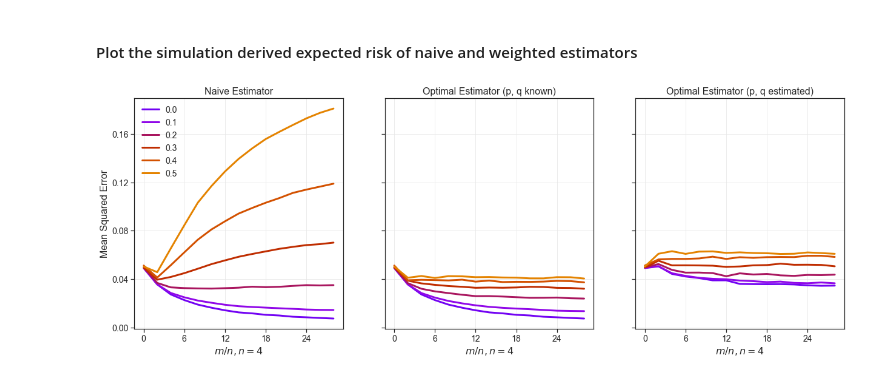
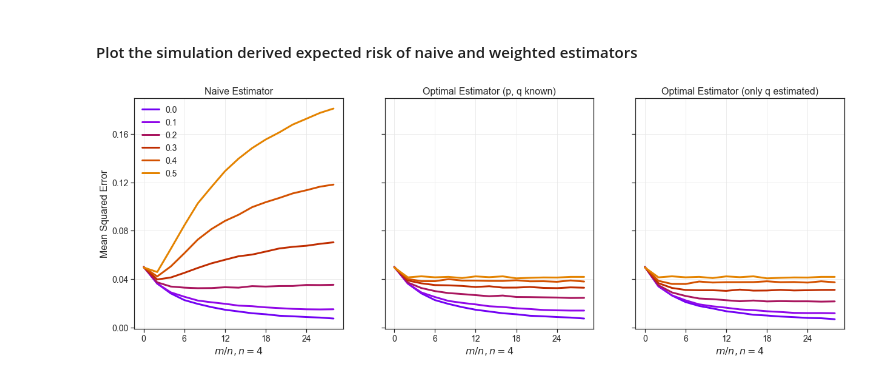
Before and after one commit to neurodata/superefficient-estimators, a Jupyter notebook: notebooks/bernoulli_example.ipynb, the cells around one changed output. Saved outputs shown, nothing was run; the diff lists cells and outputs as text; code cells hidden in the pictures.

```diff
--- a/notebooks/bernoulli_example.ipynb
+++ b/notebooks/bernoulli_example.ipynb
@@ -300,7 +306,7 @@ def get_weight(p, q, n, m):
 
 def get_weighted_estimator(p_hat, q_hat, p, q, n, m, plugin=False):
     if plugin:
-        weight = get_weight(p_hat, q_hat, n, m)
+        weight = get_weight(p, q_hat, n, m)
     else:
         weight = get_weight(p, q, n, m)
     return weight * p_hat + (1-weight) * q_hat
@@ -364,29 +370,29 @@ comb_list = np.array(comb_list)
 # %%
 fontsize = 16
 labelsize = 14
 fig, axes = plt.subplots(1, 3, figsize=(21, 7))
 cmap = [plt.cm.gnuplot(i) for i in np.linspace(0.2, 0.8, len(delta_list))]
 results = [comb_list, opt_list, optp_list]
-titles = ["Naive Estimator", "Optimal Estimator (p, q known)", "Optimal Estimator (p, q estimated)"]
+titles = ["Naive Estimator", "Optimal Estimator (p, q known)", "Optimal Estimator (only q estimated)"]
 for j in range(3):
     ax = axes[j]
     for i, delta in enumerate(delta_list):
         ax.plot(m_list, results[j][i], c=cmap[i], lw=3, label=str(np.round(delta, 2)))
     ax.set_ylabel("Mean Squared Error", fontsize=fontsize)
     ax.set_xlabel(r"$m/n, n=4$", fontsize=fontsize)
     ax.tick_params(axis='x', labelsize=labelsize)
     ax.tick_params(axis='y', labelsize=labelsize)
     ax.legend(fontsize=labelsize, frameon=False)
     ax.xaxis.set_major_locator(MaxNLocator(6))
     ax.yaxis.set_major_locator(MaxNLocator(5))
     ax.set_title(titles[j], fontsize=fontsize)
 
     if j == 0:
         ylim = ax.get_ylim()
     else:
         ax.set_ylim(*ylim)
         ax.set_ylabel("")
         ax.set_yticklabels("")
         ax.get_legend().remove()
 # %% [output]
-[figure, old version]
+[figure, new version]
```
Also changed, not shown: parts of 4 cells of this notebook, 7 other files.
